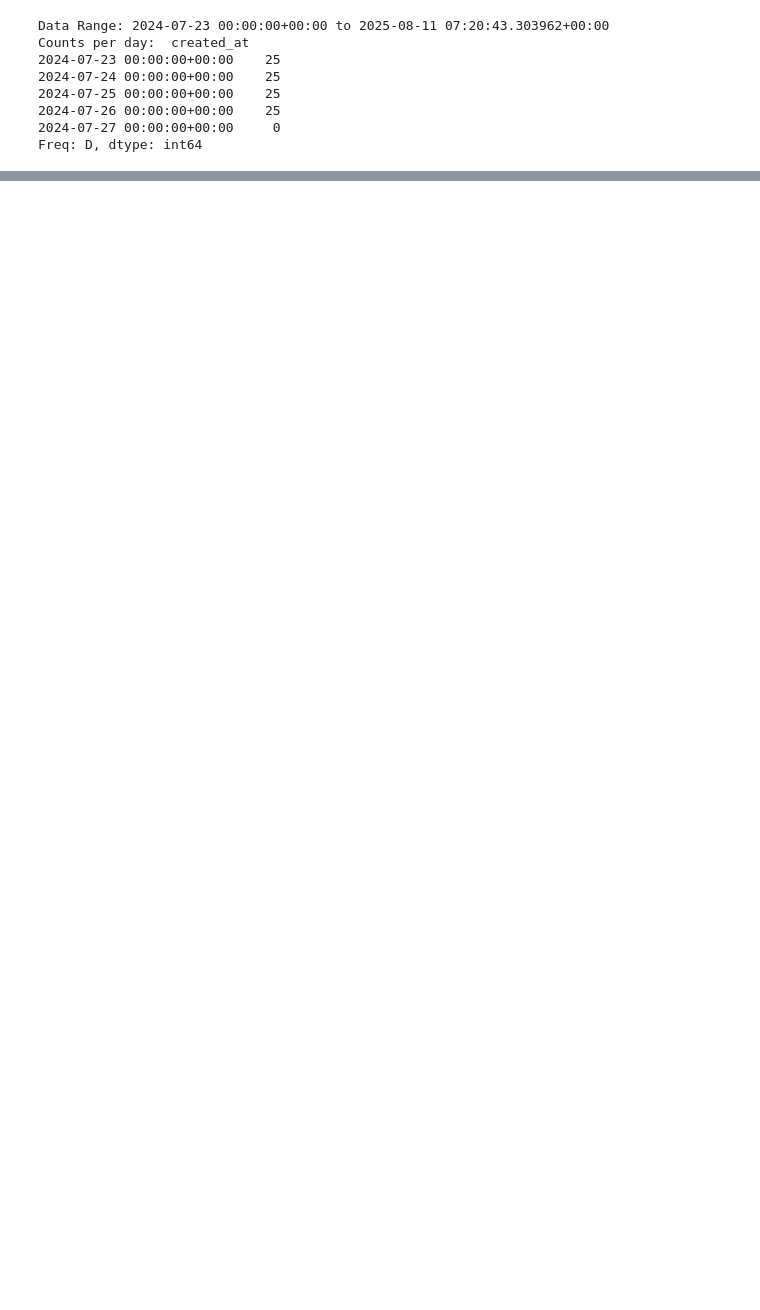
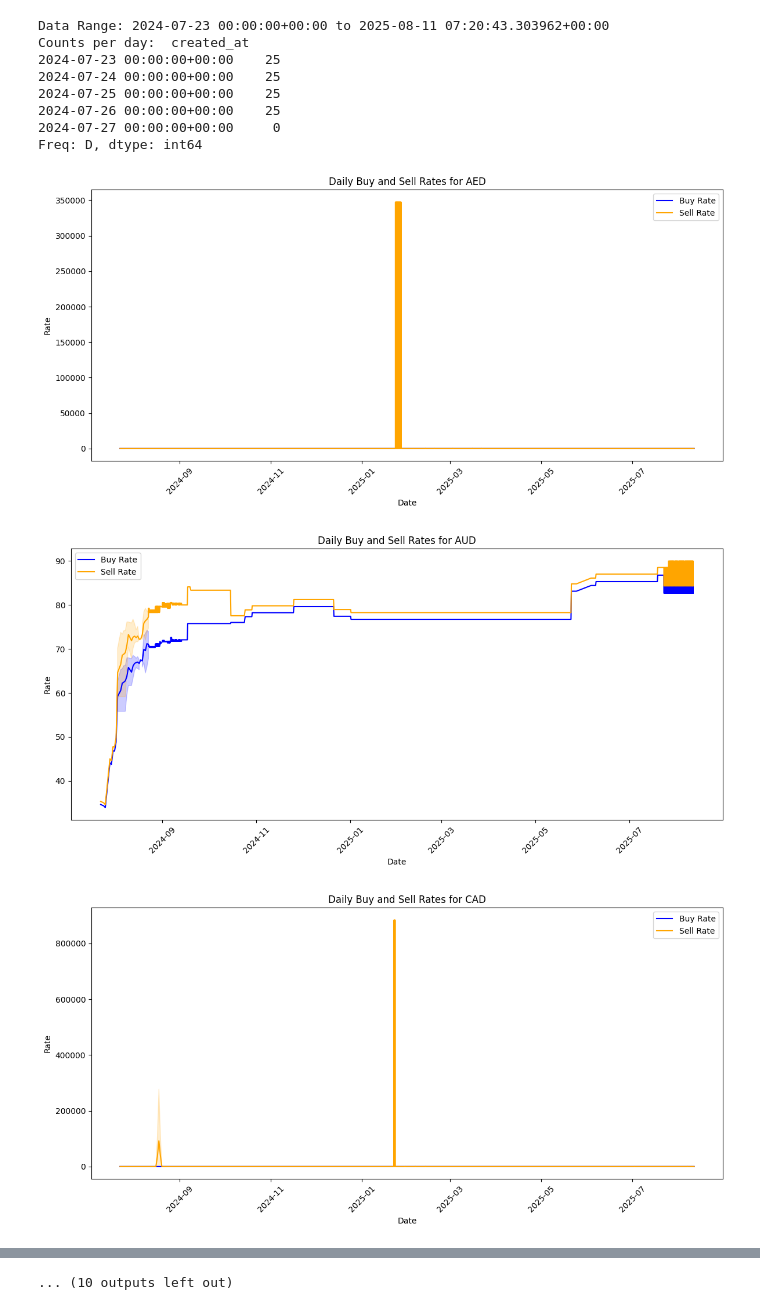
Before and after one commit to goShell3/core_exchange_eda, a Jupyter notebook: exchanges/eda.ipynb, the cells around one changed output, grey strips where cells are left out. Drawn from its saved outputs; the diff is of its cells as text; code cells hidden in the pictures; blank space fills up the shorter version.

```diff
--- a/exchanges/eda.ipynb
+++ b/exchanges/eda.ipynb
@@ -260,3 +269,26 @@ Counts per day:  created_at
 2024-07-26 00:00:00+00:00    25
 2024-07-27 00:00:00+00:00     0
 Freq: D, dtype: int64
+# %%
+# time series analysis - daily average buy_rate and sell_rate
+
+
+currency_list = df['currency_name'].unique()
+
+for currency in currency_list:
+    df_currency = df[df['currency_name'] == currency]
+
+    plt.figure(figsize=(12, 6))
+    sns.lineplot(data=df_currency, x='created_at', y='buy_rate', label='Buy Rate', color='blue')
+    sns.lineplot(data=df_currency, x='created_at', y='sell_rate', label='Sell Rate', color='orange')
+    plt.title(f'Daily Buy and Sell Rates for {currency}')
+    plt.xlabel('Date')
+    plt.ylabel('Rate')
+    plt.legend()
+    plt.xticks(rotation=45)
+    plt.tight_layout()
+    plt.show()
+# %% [output]
+[figure, added]
+[figure, added]
+[figure, added]
@@ -263 +304,2 @@ Freq: D, dtype: int64
+... (10 outputs left out)
 # %%
```
Also changed, not shown: parts of 9 cells of this notebook, 1 other file.
